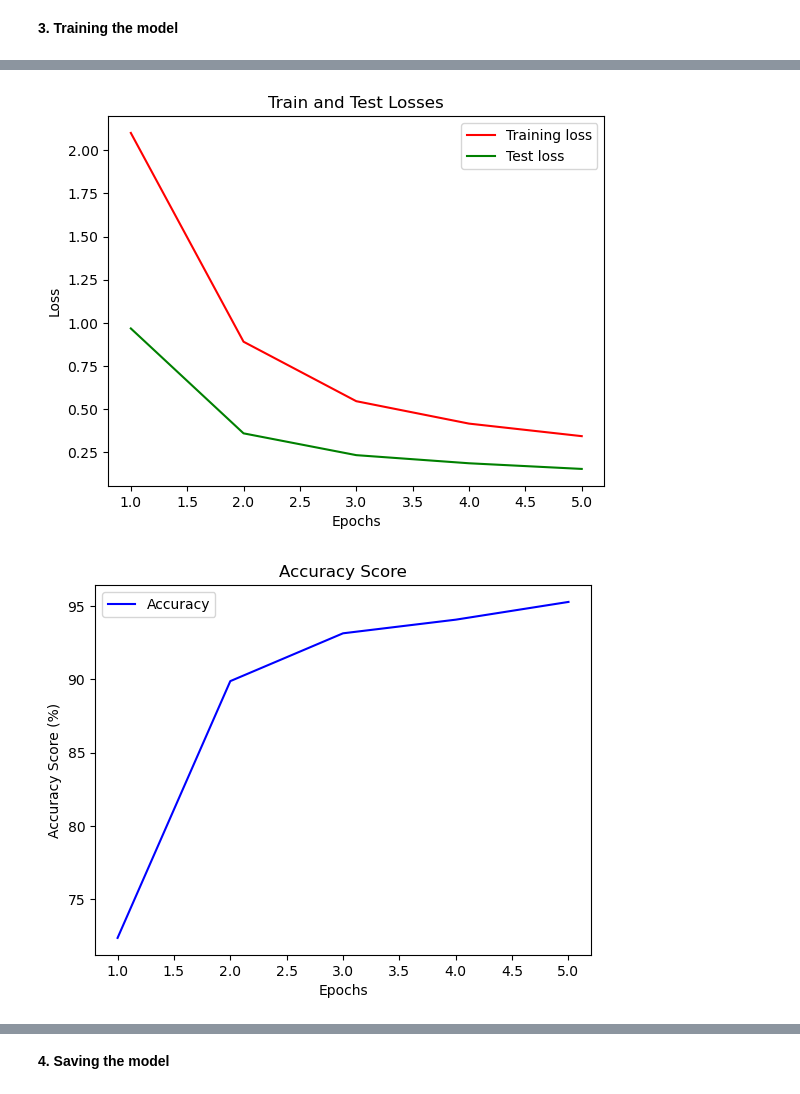
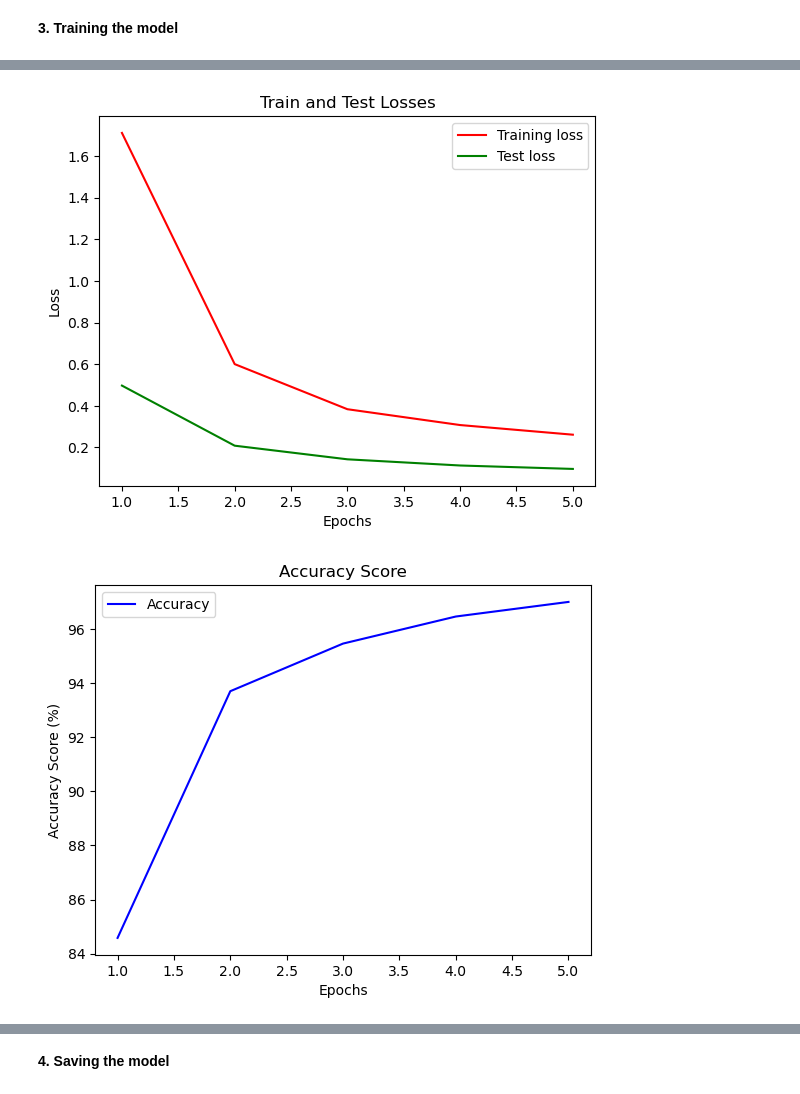
Before and after one commit to SuvomitaRoy/Assessment5, a Jupyter notebook: Assessment5.ipynb, the cells around one changed output, grey strips where cells are left out. Drawn from its saved outputs; the diff is of its cells as text; code cells hidden in the pictures.

```diff
--- a/Assessment5.ipynb
+++ b/Assessment5.ipynb
@@ -17,10 +18,34 @@ if torch.cuda.is_available():
     device = torch.device("cuda")
 else:
     device = torch.device("cpu")
+# %%
+datasets_path = os.getcwd()
+transform = transforms.Compose([
+    transforms.ToTensor(),
+    ])
+train_data = datasets.MNIST(datasets_path, train = True,
+                              download = False, transform = transform)
+test_data = datasets.MNIST(datasets_path, train=False,
+                             download = False, transform = transform)
+batch_size = 64
+train_loader = torch.utils.data.DataLoader(train_data, batch_size = batch_size)
+test_loader = torch.utils.data.DataLoader(test_data, batch_size = batch_size, shuffle = False)
 # %%
+mean = 0
+total_sum = 0
+for data, target in train_loader:
+    total_sum += data.sum()
+mean = total_sum / (28**2 * len(train_loader.dataset))
+
+total_var = 0
+for data, target in train_loader:
+    total_var += (data - mean).pow(2).sum()
+std = (total_var / (28**2 * len(train_loader.dataset))).sqrt()
+
 # build transform
 transform = transforms.Compose([
     transforms.ToTensor(),
+    transforms.Normalize(mean, std)
     ])
 
 # choose the training and test datasets
@@ -148,7 +173,9 @@ def train_model(model, criterion, optimizer, nepochs, scheduler=None):
         acc_eval.append(correct/len(test_loader.dataset)*100)
         train_losses.append(train_loss)
         test_losses.append(valid_loss)
-        scheduler.step(valid_loss)
+
+        if scheduler:
+            scheduler.step(valid_loss)
 
         # print training/validation statistics
         print('Epoch: {} \tTraining Loss: {:.6f} \tValidation Loss: {:.6f}'.format(
@@ -173,5 +200,5 @@ model = LeNet().to(device = device)
 criterion = nn.CrossEntropyLoss()
 optimizer = optim.SGD(model.parameters(), lr = .01)
 nepochs = 5
-train_model(model, criterion, optimizer, nepochs)
+train_model(model, criterion, optimizer, nepochs, scheduler=None)
 # %% [output]
@@ -183,5 +210,5 @@ Epoch: 4        Training Loss: 0.342962         Validation Loss: 0.152937
-[figure, old version]
+[figure, new version]
-[figure, old version]
+[figure, new version]
 # %%
 model = LeNet().to(device = device)
 criterion = nn.CrossEntropyLoss()
```
Also changed, not shown: parts of 5 cells of this notebook.
